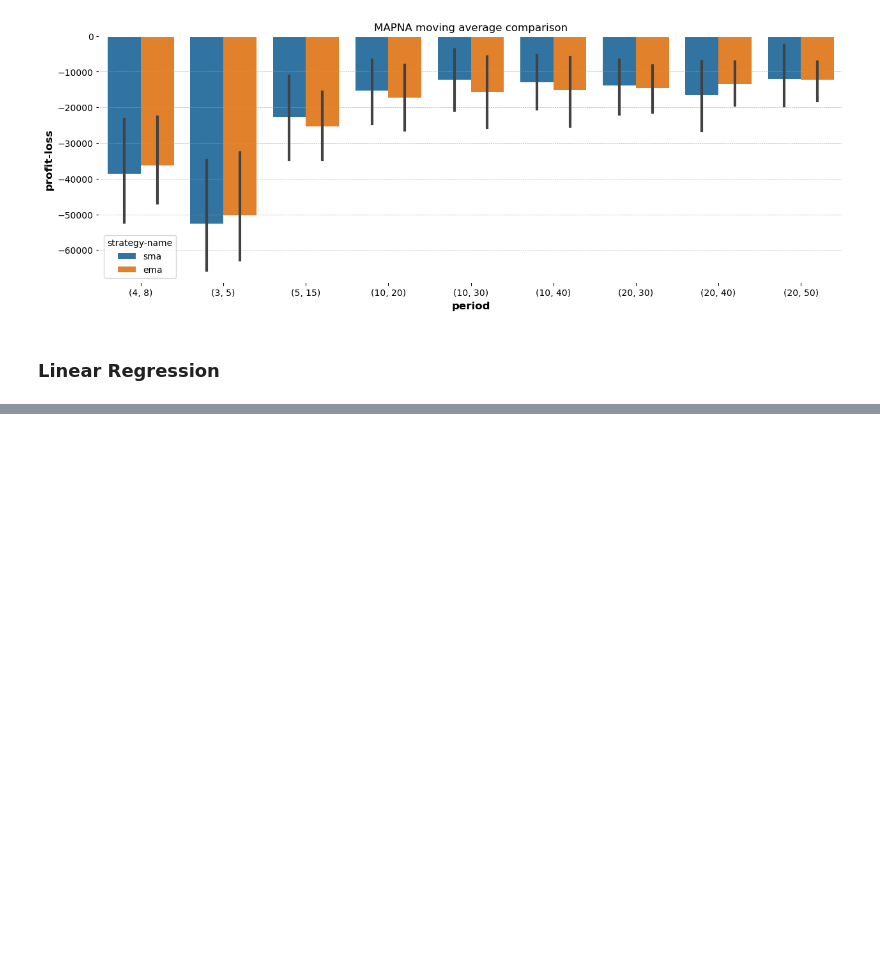
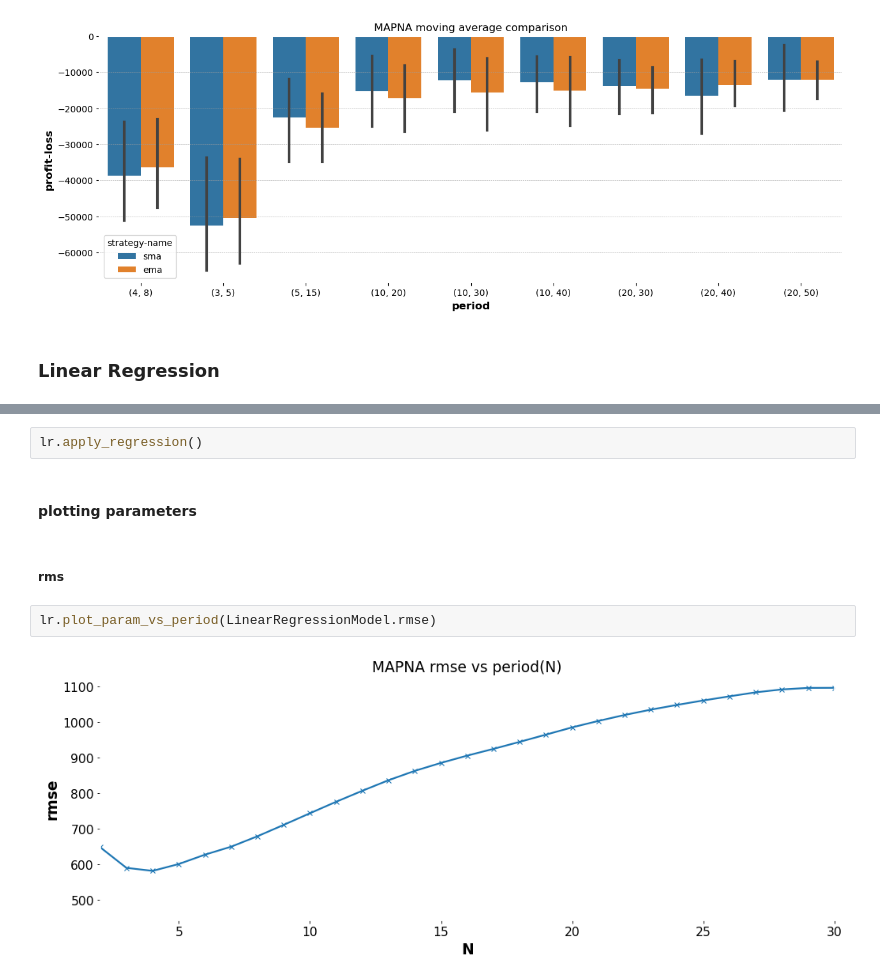
Before and after one commit to ParsaMohammadpour/backtest-linearRegression, a Jupyter notebook: sample.ipynb, the cells around one changed output, grey strips where cells are left out. Cells and saved outputs as stored; diff of their text form; blank space fills up the shorter version.

```diff
--- a/sample.ipynb
+++ b/sample.ipynb
@@ -118,0 +131,10 @@ simulator.stock_compare_sma_and_ema(SAMPLE_STOCK_NAME)
+# %%
+lr.apply_regression()
+# %% [markdown]
+#### plotting parameters
+# %% [markdown]
+##### rms
+# %%
+lr.plot_param_vs_period(LinearRegressionModel.rmse)
+# %% [output]
+[figure, added]
```
Also changed, not shown: parts of 16 cells of this notebook, 1 other file.
